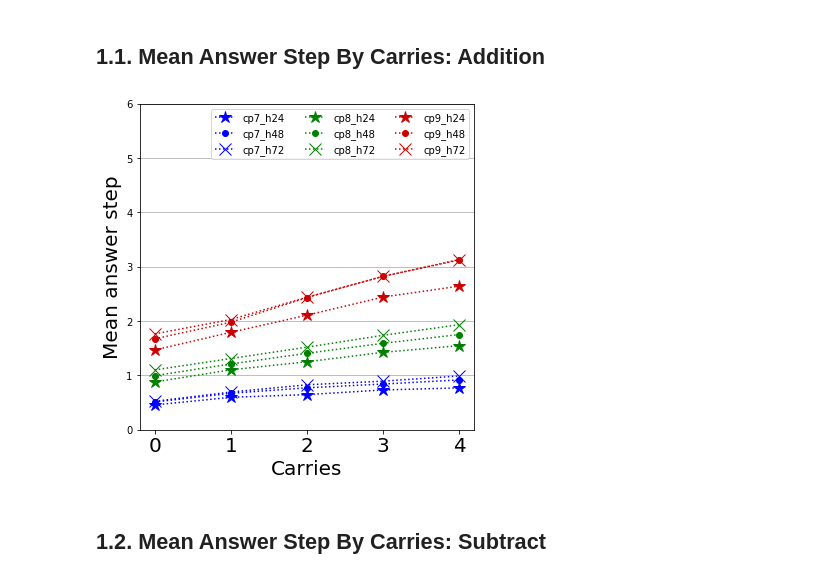
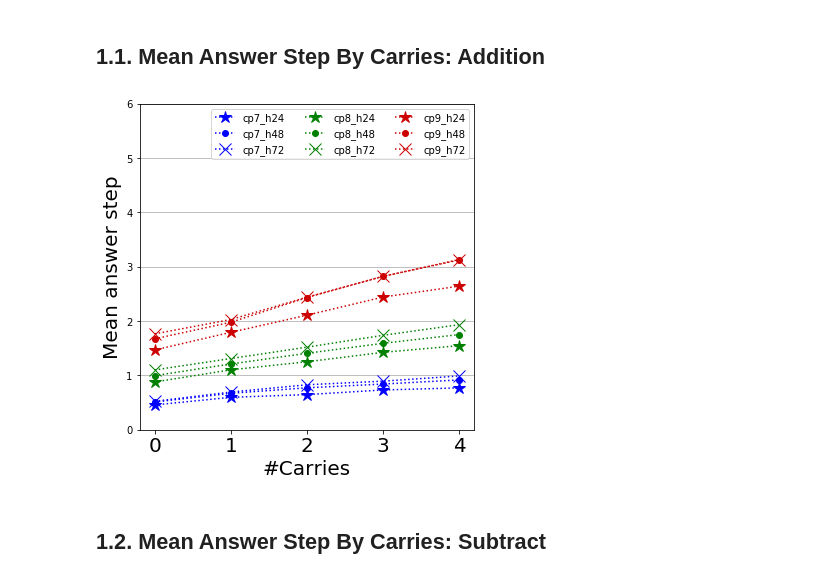
Before and after one commit to sungjae-cho/arithmetic-neural-nets, a Jupyter notebook: 02-1_plot_run_info_stat_iccm2019.ipynb, the cells around one changed output. Saved outputs shown, nothing was run; the diff lists cells and outputs as text; code cells hidden in the pictures.

```diff
--- a/02-1_plot_run_info_stat_iccm2019.ipynb
+++ b/02-1_plot_run_info_stat_iccm2019.ipynb
@@ -37,7 +37,7 @@ df_mean_answer_step_by_carries_add_cp9_h72 = pd.read_csv(join(config.dir_result_
 x = df_mean_answer_step_by_carries_add_cp7_h24['carries'].unique()
 
 plt.figure(figsize=(6, 6))
-plt.xlabel('Carries', fontsize=font_size['xlabel'])
+plt.xlabel('#Carries', fontsize=font_size['xlabel'])
 plt.ylabel('Mean answer step', fontsize=font_size['ylabel'])
 plt.tick_params(axis='x', labelsize=font_size['xtick'])
 plt.tick_params(axis='y', labelsize=font_size['ytick'])
@@ -69,34 +69,34 @@ plt.plot(x, y, color='g', linestyle=':', marker='*', markersize=markersize, labe
 
 y = df_mean_answer_step_by_carries_add_cp8_h48.groupby('carries').mean()['mean_answer_steps'].values
 e = df_mean_answer_step_by_carries_add_cp8_h48.groupby('carries').std()['mean_answer_steps'].values
 #plt.errorbar(x, y, e, fmt='b:o', ecolor='orange', capsize=3, label='cp8_h48')
 plt.plot(x, y, color='g', linestyle=':', marker='.', markersize=markersize, label='cp8_h48')
 
 y = df_mean_answer_step_by_carries_add_cp8_h72.groupby('carries').mean()['mean_answer_steps'].values
 e = df_mean_answer_step_by_carries_add_cp8_h72.groupby('carries').std()['mean_answer_steps'].values
 #plt.errorbar(x, y, e, fmt='b:o', ecolor='orange', capsize=3, label='cp8_h72')
 plt.plot(x, y, color='g', linestyle=':', marker='x', markersize=markersize, label='cp8_h72')
 
 y = df_mean_answer_step_by_carries_add_cp9_h24.groupby('carries').mean()['mean_answer_steps'].values
 e = df_mean_answer_step_by_carries_add_cp9_h24.groupby('carries').std()['mean_answer_steps'].values
 #plt.errorbar(x, y, e, fmt='g:o', ecolor='orange', capsize=3, label='cp9_h24')
 plt.plot(x, y, color='#cc0000', linestyle=':', marker='*', markersize=markersize, label='cp9_h24')
 
 y = df_mean_answer_step_by_carries_add_cp9_h48.groupby('carries').mean()['mean_answer_steps'].values
 e = df_mean_answer_step_by_carries_add_cp9_h48.groupby('carries').std()['mean_answer_steps'].values
 #plt.errorbar(x, y, e, fmt='g:o', ecolor='orange', capsize=3, label='cp9_h48')
 plt.plot(x, y, color='#cc0000', linestyle=':', marker='.', markersize=markersize, label='cp9_h48')
 
 y = df_mean_answer_step_by_carries_add_cp9_h72.groupby('carries').mean()['mean_answer_steps'].values
 e = df_mean_answer_step_by_carries_add_cp9_h72.groupby('carries').std()['mean_answer_steps'].values
 #plt.errorbar(x, y, e, fmt='g:o', ecolor='orange', capsize=3, label='cp9_h72')
 plt.plot(x, y, color='#cc0000', linestyle=':', marker='x', markersize=markersize, label='cp9_h72')
 
 plt.legend(ncol=3)
 
 save_fig('mean_answer_step_by_carries-add', 'iccm2019')
 # %% [output]
-[figure, old version]
+[figure, new version]
 # %% [markdown]
 ## 1.2. Mean Answer Step By Carries: Subtract
 # %%
```
Also changed, not shown: parts of 2 cells of this notebook, 6 other files.
